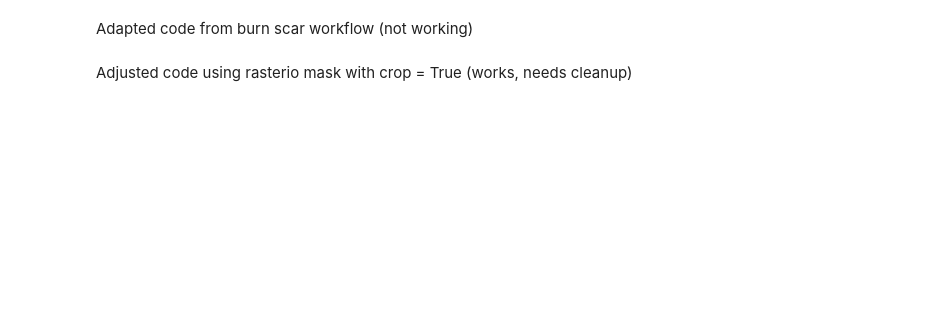
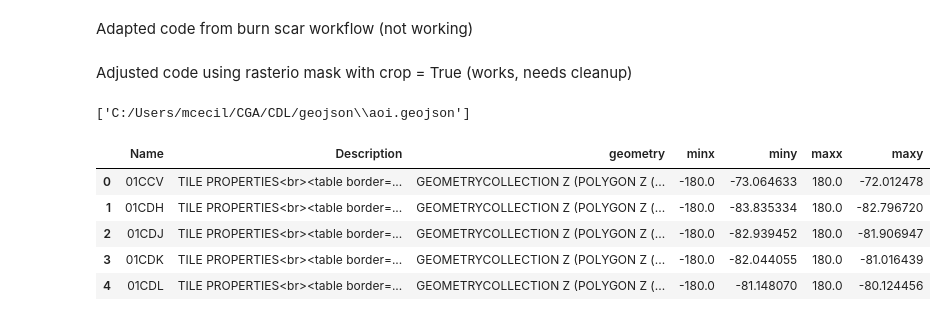
Before and after one commit to ClarkCGA/multi-temporal-crop-classification-training-data, a Jupyter notebook: 3_CDL_subset_masks.ipynb, the cells around one changed output. Cells and saved outputs as stored; diff of their text form; code cells hidden in the pictures; blank space fills up the shorter version.

Commit message:
Update 3_CDL_subset_masks.ipynb
All chip related calculations is now in this notebook (3). Ran into issue with masking based on geopandas (in lat long) and HLS image (in CDL crs).

```diff
--- a/3_CDL_subset_masks.ipynb
+++ b/3_CDL_subset_masks.ipynb
@@ -198,0 +207,29 @@ print(aoi_src.crs)
+# %%
+geojson_files = sorted(glob(geojson_dir+'*.geojson'))
+print(geojson_files)
+# %% [output]
+['C:/Users/mcecil/CGA/CDL/geojson\\aoi.geojson']
+# %%
+# Load the HLS tiles and place there coordinates into a numpy array for processing later
+fiona.drvsupport.supported_drivers['KML'] = 'rw'
+tile_src = geopandas.read_file(kml_file, driver='KML')
+tile_name = []
+tile_x = []
+tile_y = []
+for tile_ind in range(tile_src.shape[0]):
+    tile_name.append(tile_src.iloc[tile_ind].Name)
+    tile_x.append(tile_src.iloc[tile_ind].geometry.centroid.x)
+    tile_y.append(tile_src.iloc[tile_ind].geometry.centroid.y)
+tile_name = np.array(tile_name)
+tile_x = np.array(tile_x)
+tile_y = np.array(tile_y)
+tile_src = pd.concat([tile_src, tile_src.bounds], axis = 1)
+#del tile_src
+tile_src.head(5)
+# %% [output]
+|  | Name | Description | geometry | minx | miny | maxx | maxy |
+| 0 | 01CCV | TILE PROPERTIES<br><table border=... | GEOMETRYCOLLECTION Z (POLYGON Z (... | -180.0 | -73.064633 | 180.0 | -72.012478 |
+| 1 | 01CDH | TILE PROPERTIES<br><table border=... | GEOMETRYCOLLECTION Z (POLYGON Z (... | -180.0 | -83.835334 | 180.0 | -82.796720 |
+| 2 | 01CDJ | TILE PROPERTIES<br><table border=... | GEOMETRYCOLLECTION Z (POLYGON Z (... | -180.0 | -82.939452 | 180.0 | -81.906947 |
+| 3 | 01CDK | TILE PROPERTIES<br><table border=... | GEOMETRYCOLLECTION Z (POLYGON Z (... | -180.0 | -82.044055 | 180.0 | -81.016439 |
+| 4 | 01CDL | TILE PROPERTIES<br><table border=... | GEOMETRYCOLLECTION Z (POLYGON Z (... | -180.0 | -81.148070 | 180.0 | -80.124456 |
```
Also changed, not shown: parts of 5 cells of this notebook.
